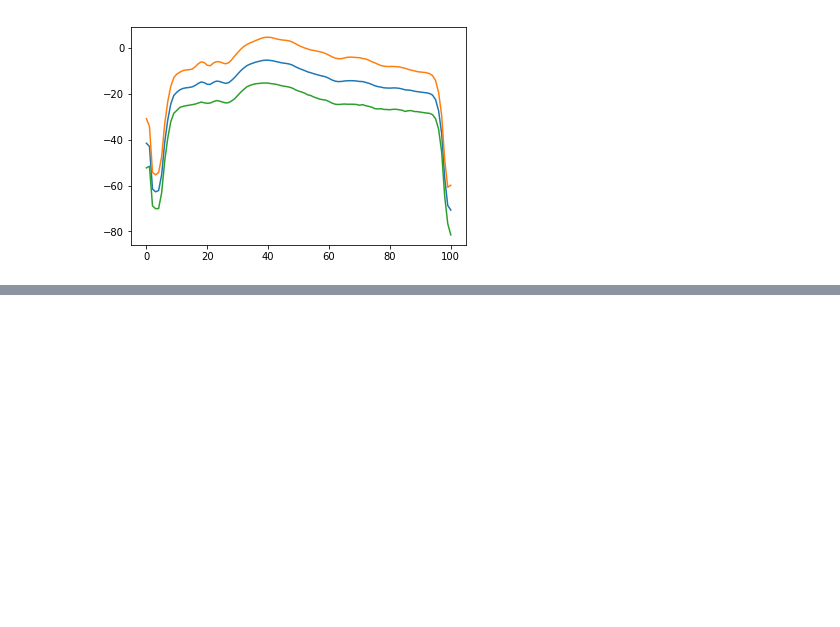
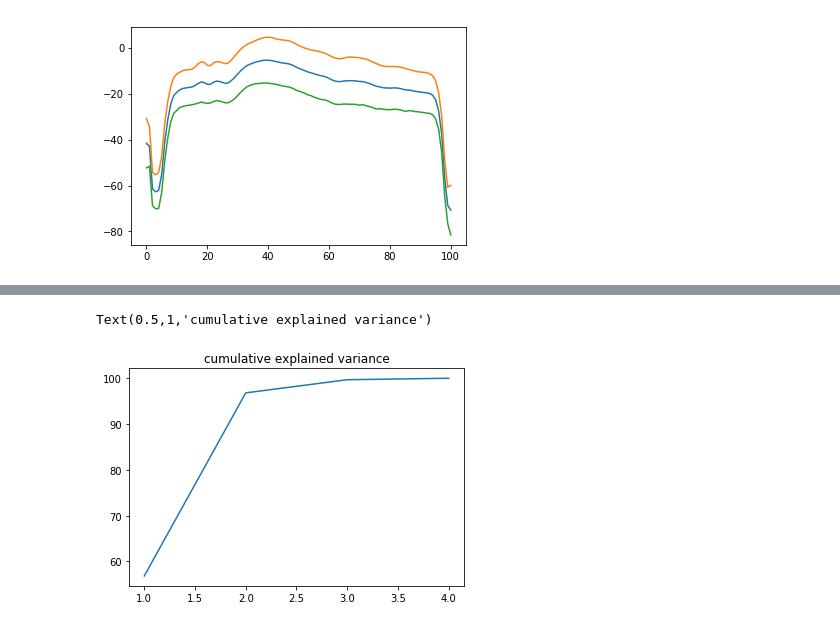
Before and after one commit to yoavfreund/BeakedWhaleClassification, a Jupyter notebook: Jingwu/ToyTest.ipynb, the cells around one changed output, grey strips where cells are left out. Cells and saved outputs as stored; diff of their text form; code cells hidden in the pictures; blank space fills up the shorter version.

```diff
--- a/Jingwu/ToyTest.ipynb
+++ b/Jingwu/ToyTest.ipynb
@@ -204,0 +284,8 @@ plt.plot(mean-var)
+# %%
+def computeCOV(X):
+    """
+    input X is a 2-d np array
+    """
+    X_float = X.astype(float)
+    Xprime = X_float - X.mean(axis=0)
+    return Xprime.T.dot(Xprime) / (X.shape[1])
@@ -204,0 +300,2 @@ plt.plot(mean-var)
+# %%
+u,s,v = np.linalg.svd(cov)
@@ -204,0 +320,4 @@ plt.plot(mean-var)
+# %%
+tot = sum(s)
+var_exp = [(i / tot)*100 for i in sorted(s, reverse=True)]
+cum_var_exp = np.cumsum(var_exp)
@@ -204,0 +328,6 @@ plt.plot(mean-var)
+# %%
+plt.plot(np.arange(1,len(cum_var_exp)+1), cum_var_exp)
+plt.title('cumulative explained variance')
+# %% [output]
+Text(0.5,1,'cumulative explained variance')
+[figure, added]
```
Also changed, not shown: parts of 23 cells of this notebook.
